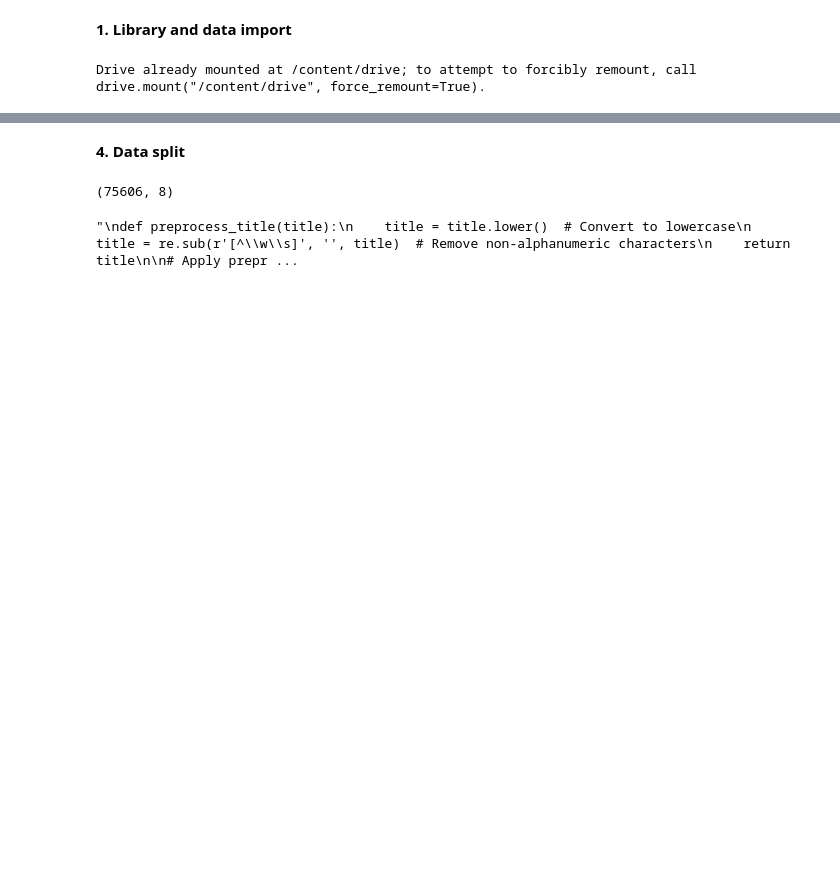
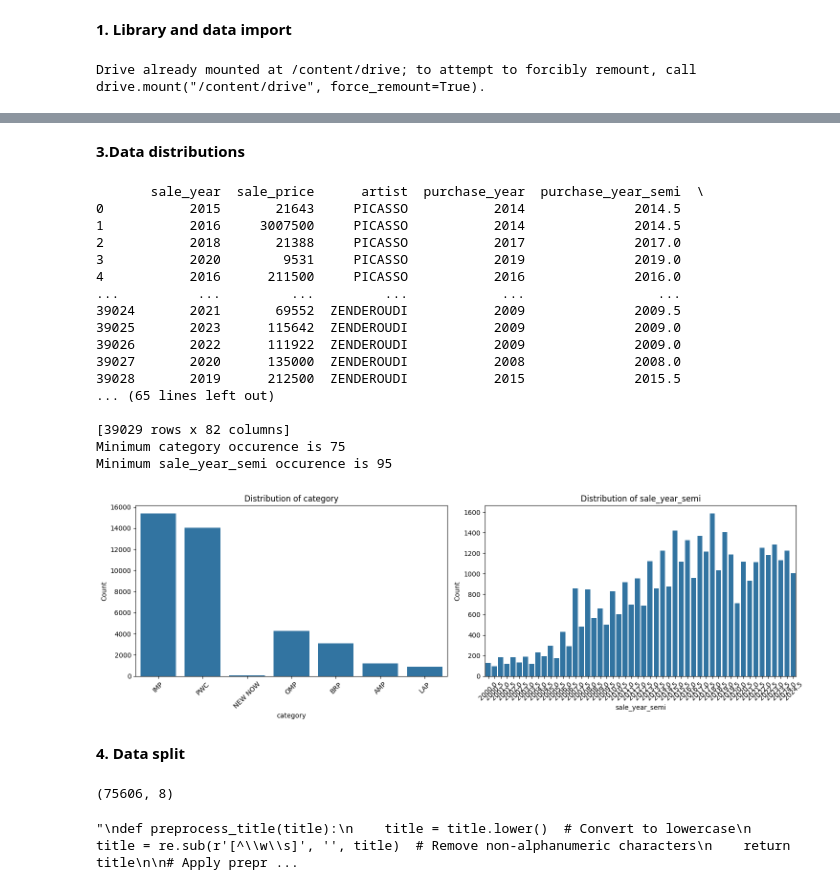
Before and after one commit to janwaelty/Master-Thesis, a Jupyter notebook: data_preprocessing.ipynb, the cells around one changed output, grey strips where cells are left out. Cells and saved outputs as stored; diff of their text form; code cells hidden in the pictures; blank space fills up the shorter version.

```diff
--- a/data_preprocessing.ipynb
+++ b/data_preprocessing.ipynb
@@ -180,6 +105,57 @@ Index(['category', 'sale_year_semi', 'sale_price', 'artist',
 2              21388                SL
 3               9531                CP
 4             211500                 C
+# %% [markdown]
+**3.Data distributions**
+# %%
+# List of categorical variables
+categorical_columns = ['category', 'sale_year_semi'
+                                      ]
+
+
+print(one_hot(artwork_numeric_data, categorical_columns))
+
+# get minimum occurence per variable
+for idx, var in enumerate(categorical_columns):
+  counts = artwork_numeric_data[var].value_counts()
+  print(f"Minimum {var} occurence is {min(counts)}")
+
+
+
+# visualize distribution of categorical variables
+fig, axes = plt.subplots(1, len(categorical_columns), figsize=(15, 5))
+
+
+for i, column in enumerate(categorical_columns):
+    ax = axes[i]
+    sns.countplot(x=column, data=artwork_numeric_data, ax=ax)
+    ax.set_title(f'Distribution of {column}')
+    ax.set_xlabel(column)
+    ax.set_ylabel('Count')
+    ax.tick_params(axis='x', rotation=45)
+
+
+plt.tight_layout()
+plt.show()
+# %% [output]
+       sale_year  sale_price      artist  purchase_year  purchase_year_semi  \
+0           2015       21643     PICASSO           2014              2014.5
+1           2016     3007500     PICASSO           2014              2014.5
+2           2018       21388     PICASSO           2017              2017.0
+3           2020        9531     PICASSO           2019              2019.0
+4           2016      211500     PICASSO           2016              2016.0
+...          ...         ...         ...            ...                 ...
+39024       2021       69552  ZENDEROUDI           2009              2009.5
+39025       2023      115642  ZENDEROUDI           2009              2009.0
+39026       2022      111922  ZENDEROUDI           2009              2009.0
+39027       2020      135000  ZENDEROUDI           2008              2008.0
+39028       2019      212500  ZENDEROUDI           2015              2015.5
+... (65 lines left out)
+
+[39029 rows x 82 columns]
+Minimum category occurence is 75
+Minimum sale_year_semi occurence is 95
+[figure, added]
 # %% [markdown]
 **4. Data split**
 # %%
```
Also changed, not shown: parts of 12 cells of this notebook.
